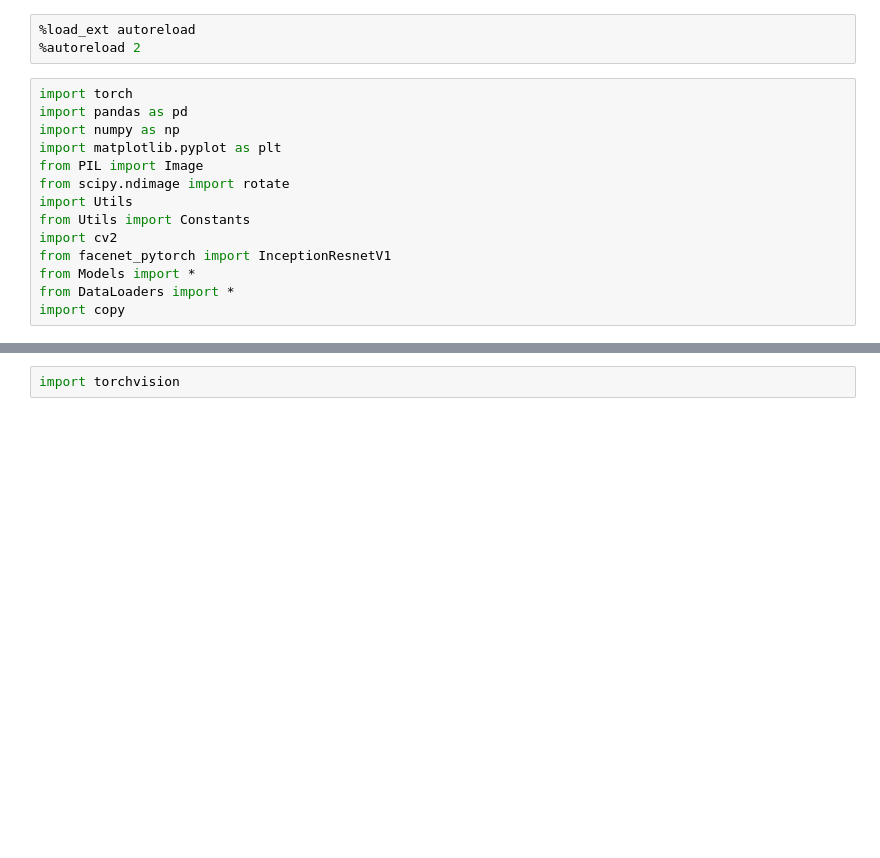
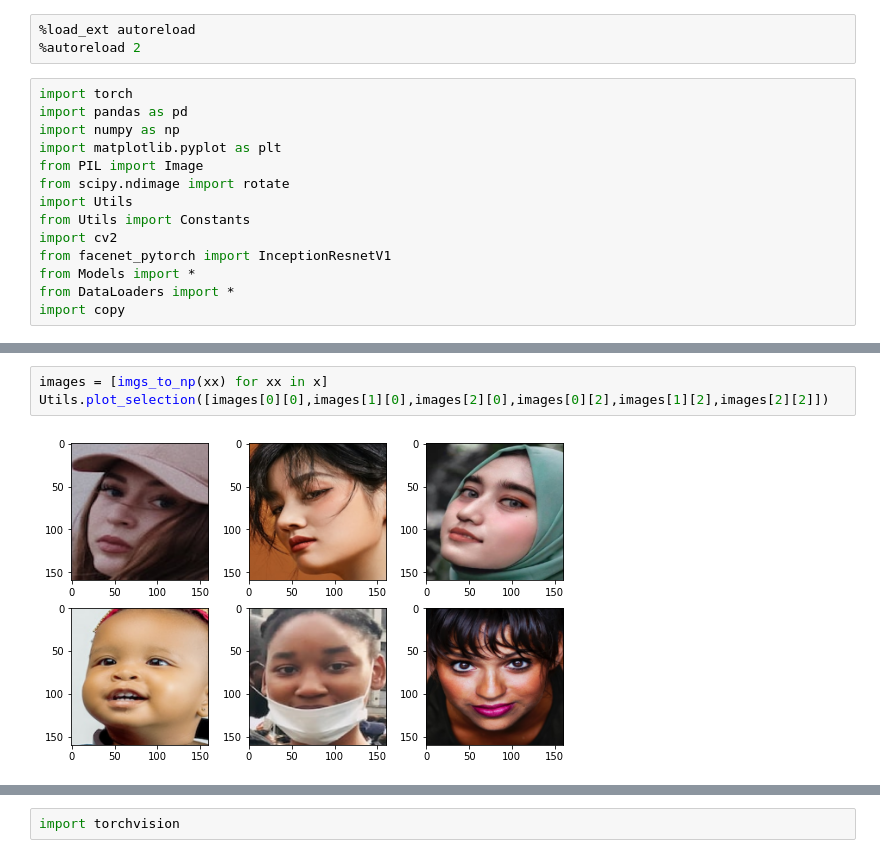
Before and after one commit to tehwentzel/SRIA_Bias, a Jupyter notebook: BaseModels.ipynb, the cells around one changed output, grey strips where cells are left out. Saved outputs shown, nothing was run; the diff lists cells and outputs as text; blank space fills up the shorter version.

```diff
--- a/BaseModels.ipynb
+++ b/BaseModels.ipynb
@@ -36,0 +46,5 @@ train_labels
+# %%
+images = [imgs_to_np(xx) for xx in x]
+Utils.plot_selection([images[0][0],images[1][0],images[2][0],images[0][2],images[1][2],images[2][2]])
+# %% [output]
+[figure, added]
```
Also changed, not shown: parts of 6 cells of this notebook, 3 other files.
